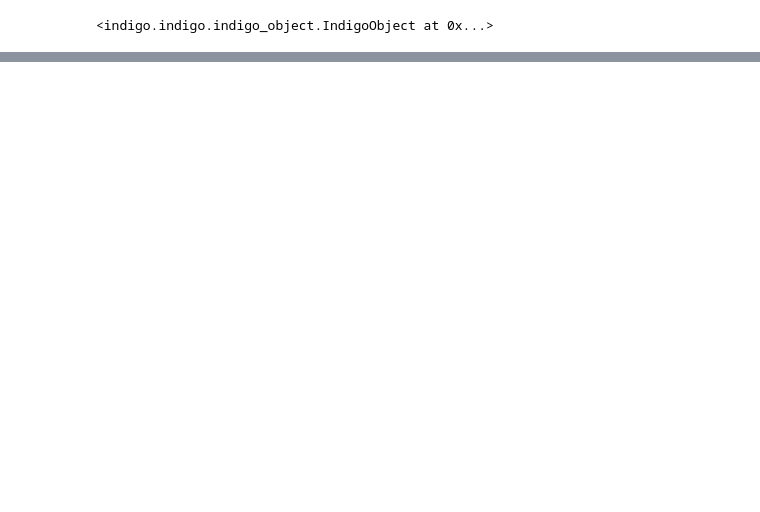
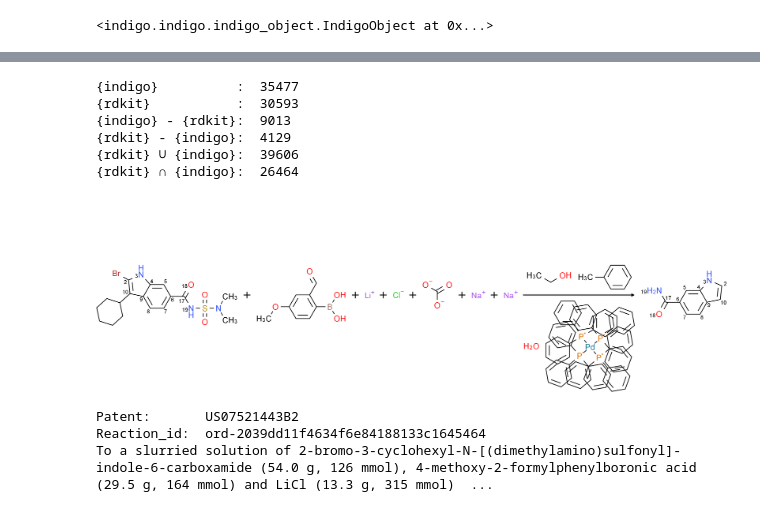
Before and after one commit to alkorolyov/selvita, a Jupyter notebook: 05_indigo.ipynb, the cells around one changed output, grey strips where cells are left out. Saved outputs shown, nothing was run; the diff lists cells and outputs as text; code cells hidden in the pictures; blank space fills up the shorter version.

```diff
--- a/05_indigo.ipynb
+++ b/05_indigo.ipynb
@@ -103,6 +102,0 @@ buchwald_df.reset_index(drop=True, inplace=True)
-# %%
-%%time
-idx = np.random.randint(0, len(buchwald_df))
-rxn = indigo.loadReaction(buchwald_df.iloc[idx]['reaction_smile'])
-display(SVG(renderer.renderToBuffer(rxn)))
-print(buchwald_df.loc[idx, 'notes'])
@@ -115,10 +116,9 @@ Wall time: 55 ms
 %%time
 # indigo reaction search
 SUZUKI_PATTERN = "[B;X3,4]-[C,c:1].[C,c:2]-[Cl,Br,I,O]>>[C,c:1]-[C,c:2]"
+
 query = indigo.loadReactionSmarts(SUZUKI_PATTERN)
 query.optimize()
-# mask = pd_df['reaction_smile'].apply(rxn_match, rxn_query=query)
-# suzuki_df = pd_df[mask].copy()
-# suzuki_df.reset_index(drop=True, inplace=True)
-# len(suzuki_df)
+suzuki_indigo = pd_df['reaction_smile'].apply(rxn_match, rxn_query=query)
+suzuki_indigo.sum()
 # %% [output]
@@ -131,13 +153,8 @@ Wall time: 1e+03 µs
 from ord_data_load import is_reaction_of_type
 from rdkit.Chem.AllChem import ReactionFromSmarts
 
-#to disable warnings
-from rdkit import RDLogger
-RDLogger.DisableLog('rdApp.*')
+rdkit_pattern = ReactionFromSmarts(SUZUKI_PATTERN)
 
-rxn_pattern = ReactionFromSmarts(SUZUKI_PATTERN)
-# mask = pd_df['reaction_smile'].apply(is_reaction_of_type, reaction_type_pattern=rxn_pattern)
-# rdkit_suzuki_df = pd_df[mask].copy()
-# rdkit_suzuki_df.reset_index(drop=True, inplace=True)
-# len(rdkit_suzuki_df)
+suzuki_rdkit = pd_df['reaction_smile'].apply(is_reaction_of_type, reaction_type_pattern=rdkit_pattern)
+suzuki_rdkit.sum()
 # %% [output]
@@ -152,0 +164,23 @@ Wall time: 19.1 s
+# %%
+print("{indigo}          : ", suzuki_indigo.sum())
+print("{rdkit}           : ", suzuki_rdkit.sum())
+print("{indigo} - {rdkit}: ", (suzuki_indigo & ~suzuki_rdkit).sum())
+print("{rdkit} - {indigo}: ", (suzuki_rdkit & ~suzuki_indigo).sum())
+print("{rdkit} ∪ {indigo}: ", (suzuki_rdkit | suzuki_indigo).sum())
+print("{rdkit} ∩ {indigo}: ", (suzuki_rdkit & suzuki_indigo).sum())
+# %% [output]
+{indigo}          :  35477
+{rdkit}           :  30593
+{indigo} - {rdkit}:  9013
+{rdkit} - {indigo}:  4129
+{rdkit} ∪ {indigo}:  39606
+{rdkit} ∩ {indigo}:  26464
+# %%
+### indigo vs rdkit ###
+# unique to rdkit
+draw_reaction(pd_df[suzuki_rdkit & ~suzuki_indigo])
+# %% [output]
+[figure, added]
+Patent:       US07521443B2
+Reaction_id:  ord-2039dd11f4634f6e84188133c1645464
+To a slurried solution of 2-bromo-3-cyclohexyl-N-[(dimethylamino)sulfonyl]-indole-6-carboxamide (54.0 g, 126 mmol), 4-methoxy-2-formylphenylboronic acid (29.5 g, 164 mmol) and LiCl (13.3 g, 315 mmol)  ...
```
Also changed, not shown: parts of 38 cells of this notebook, 3 other files.
